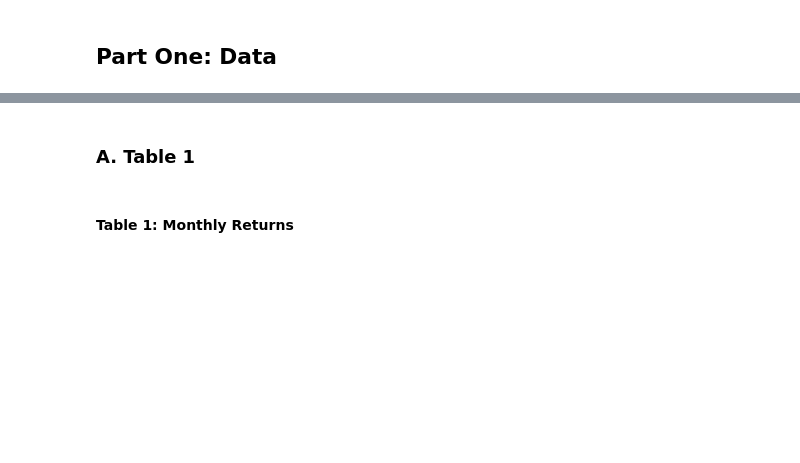
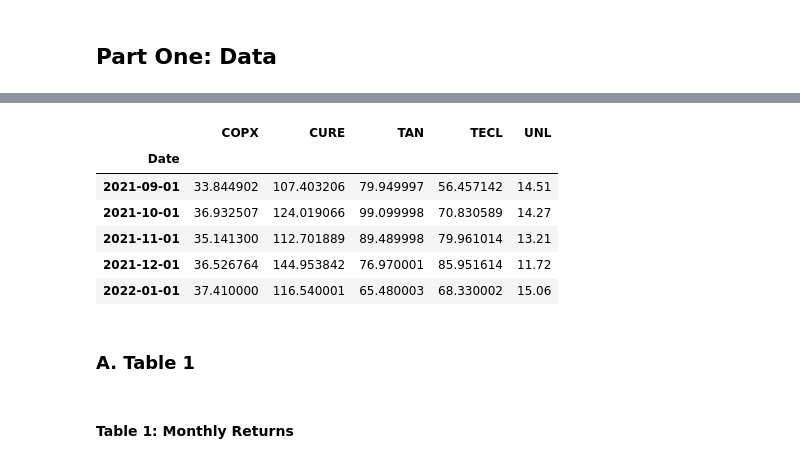
Before and after one commit to danielcs88/project_fin6525, a Jupyter notebook: colab/Colab_Project_Cardenas_Daniel_6102358.ipynb, the cells around one changed output, grey strips where cells are left out. Saved outputs shown, nothing was run; the diff lists cells and outputs as text; code cells hidden in the pictures; blank space fills up the shorter version.

```diff
--- a/colab/Colab_Project_Cardenas_Daniel_6102358.ipynb
+++ b/colab/Colab_Project_Cardenas_Daniel_6102358.ipynb
@@ -114,3 +126,13 @@ data.head()
+# %%
+data.tail()
+# %% [output]
+|  | COPX | CURE | TAN | TECL | UNL |
+| Date |  |  |  |  |  |
+| 2021-09-01 | 33.844902 | 107.403206 | 79.949997 | 56.457142 | 14.51 |
+| 2021-10-01 | 36.932507 | 124.019066 | 99.099998 | 70.830589 | 14.27 |
+| 2021-11-01 | 35.141300 | 112.701889 | 89.489998 | 79.961014 | 13.21 |
+| 2021-12-01 | 36.526764 | 144.953842 | 76.970001 | 85.951614 | 11.72 |
+| 2022-01-01 | 37.410000 | 116.540001 | 65.480003 | 68.330002 | 15.06 |
 # %%
 # To calculate simple returns we simply call the percent change function
 returns = data.pct_change()
```
Also changed, not shown: parts of 3 cells of this notebook, 4 other files.
